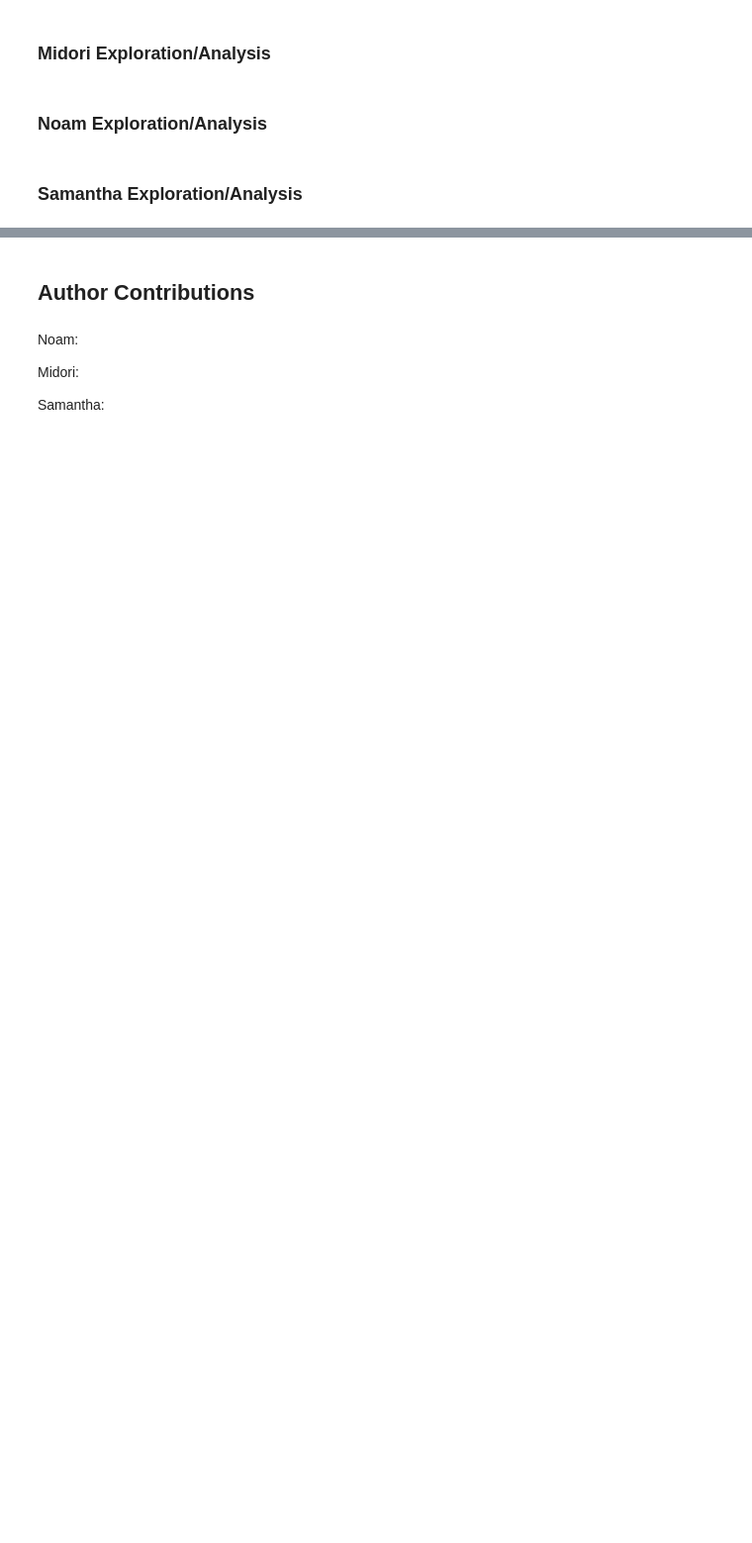
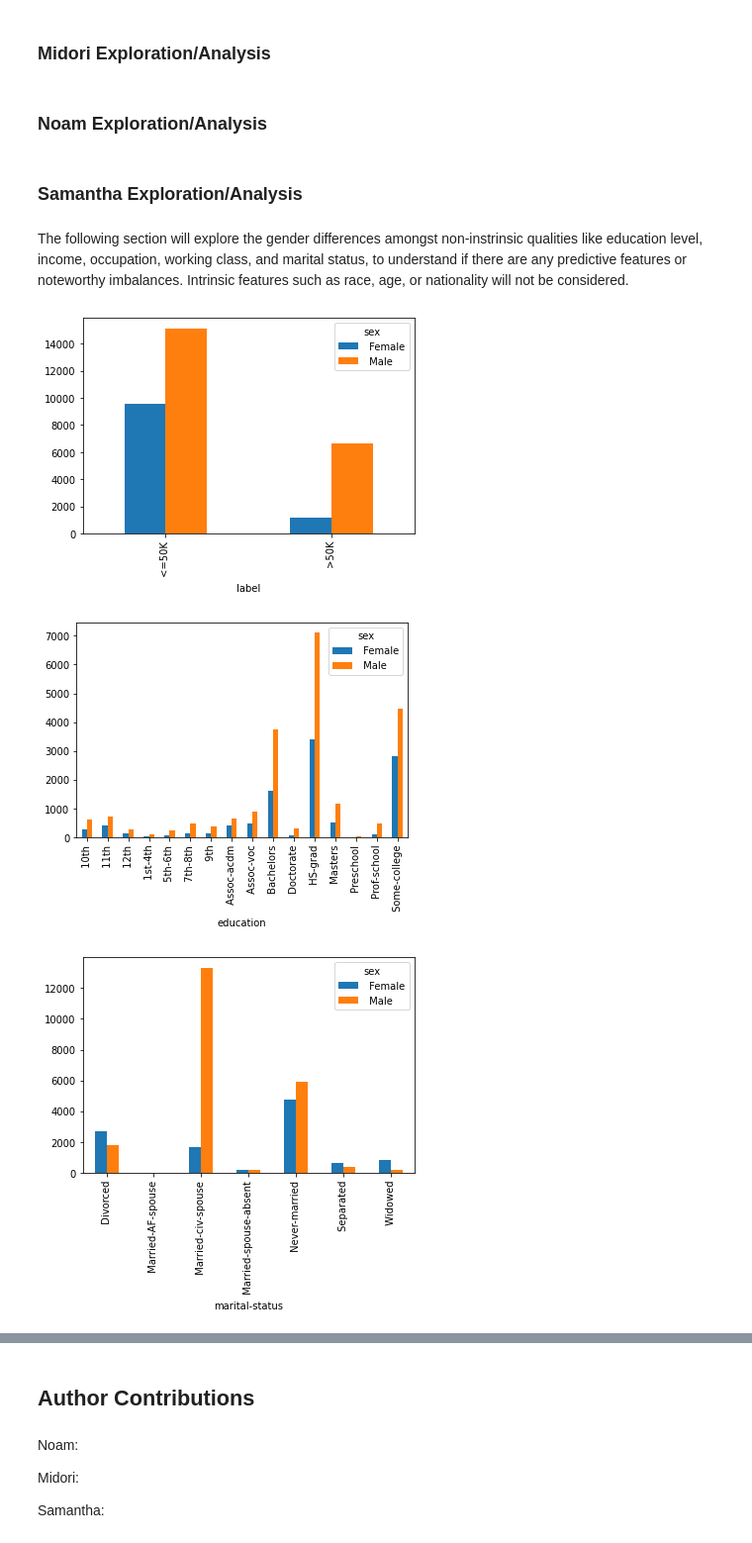
Before and after one commit to UCB-stat-159-s22/hw07-group23, a Jupyter notebook: main.ipynb, the cells around one changed output, grey strips where cells are left out. Shown at 99% size. Cells and saved outputs as stored; diff of their text form; code cells hidden in the pictures; blank space fills up the shorter version.

```diff
--- a/main.ipynb
+++ b/main.ipynb
@@ -46,3 +46,5 @@ df.head()
 ### Noam Exploration/Analysis
 # %% [markdown]
 ### Samantha Exploration/Analysis
+# %% [markdown]
+The following section will explore the gender differences amongst non-instrinsic qualities like education level, income, occupation, working class, and marital status, to understand if there are any predictive features or noteworthy imbalances. Intrinsic features such as race, age, or nationality will not be considered.
@@ -48,0 +58,6 @@ df.head()
+# %%
+plot_gender_eda(df)
+# %% [output]
+[figure, added]
+[figure, added]
+[figure, added]
```
Also changed, not shown: parts of 8 cells of this notebook, 1 other file.
